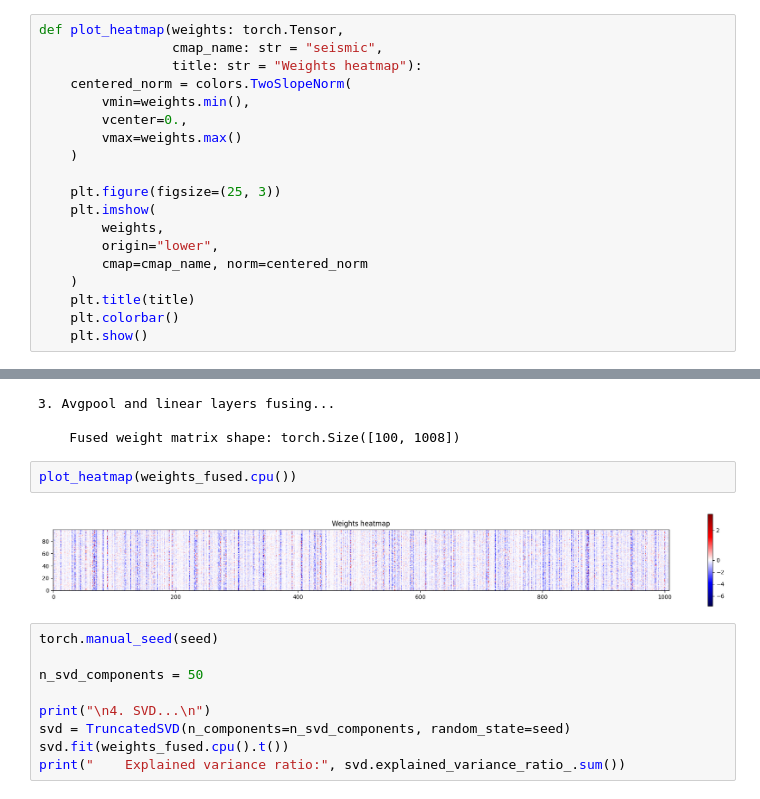
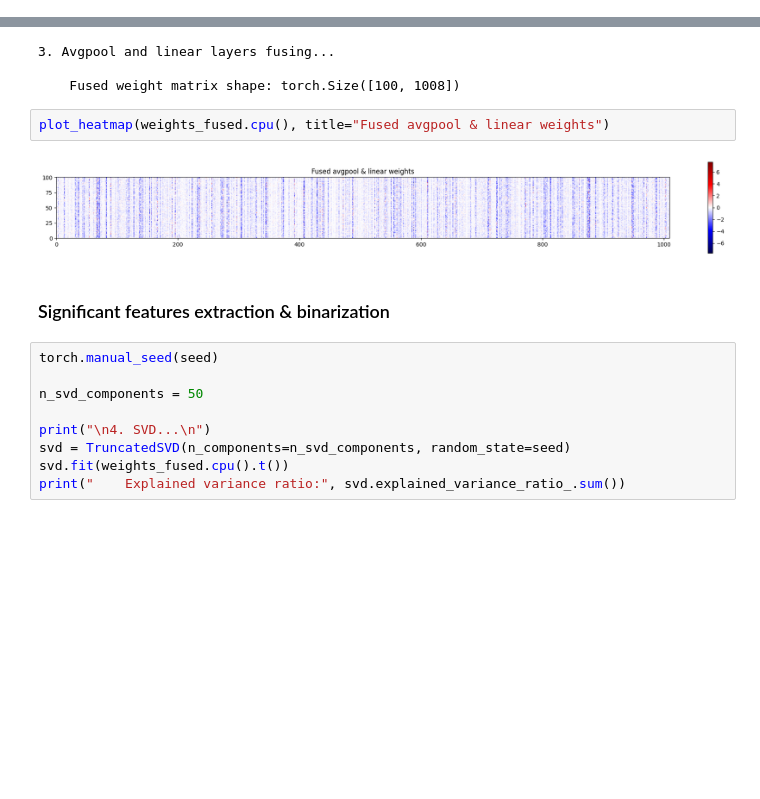
Before and after one commit to Ali-AliAli-Ali/binarize-inverse-interpret, a Jupyter notebook: regnetx_imagenet/bin_features_imagenet_cifar.ipynb, the cells around one changed output, grey strips where cells are left out. Drawn from its saved outputs; the diff is of its cells as text; blank space fills up the shorter version.

```diff
--- a/regnetx_imagenet/bin_features_imagenet_cifar.ipynb
+++ b/regnetx_imagenet/bin_features_imagenet_cifar.ipynb
@@ -56,22 +120,3 @@ def plot_metric(trains: list,
-# %%
-def plot_heatmap(weights: torch.Tensor,
-                 cmap_name: str = "seismic",
-                 title: str = "Weights heatmap"):
-    centered_norm = colors.TwoSlopeNorm(
-        vmin=weights.min(),
-        vcenter=0.,
-        vmax=weights.max()
-    )
-
-    plt.figure(figsize=(25, 3))
-    plt.imshow(
-        weights,
-        origin="lower",
-        cmap=cmap_name, norm=centered_norm
-    )
-    plt.title(title)
-    plt.colorbar()
-    plt.show()
 # %%
 def train_epoch(model: torch.nn.Module,
                 train_loader: DataLoader,
@@ -590,9 +652,11 @@ print("    Fused weight matrix shape:", weights_fused.shape)  # [100, 1008*H*W]
 
     Fused weight matrix shape: torch.Size([100, 1008])
 # %%
-plot_heatmap(weights_fused.cpu())
+plot_heatmap(weights_fused.cpu(), title="Fused avgpool & linear weights")
 # %% [output]
-[figure, old version]
+[figure, new version]
+# %% [markdown]
+### Significant features extraction & binarization
 # %%
 torch.manual_seed(seed)
 
```
Also changed, not shown: parts of 25 cells of this notebook.
